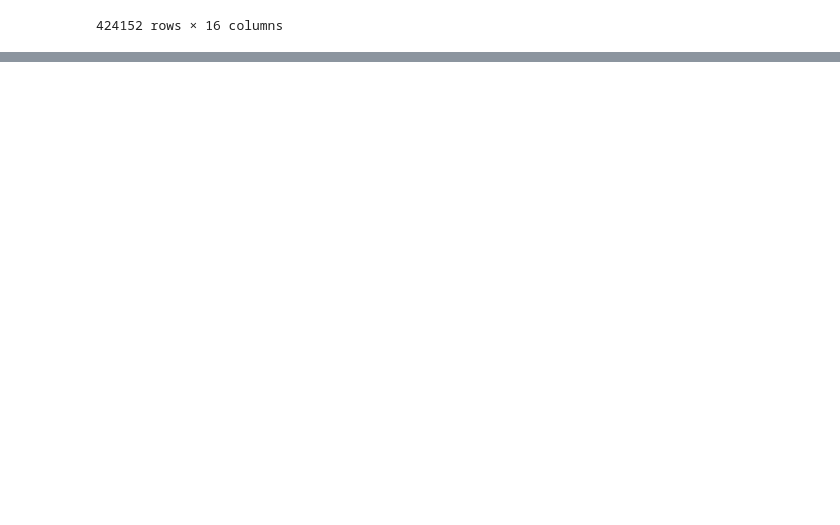
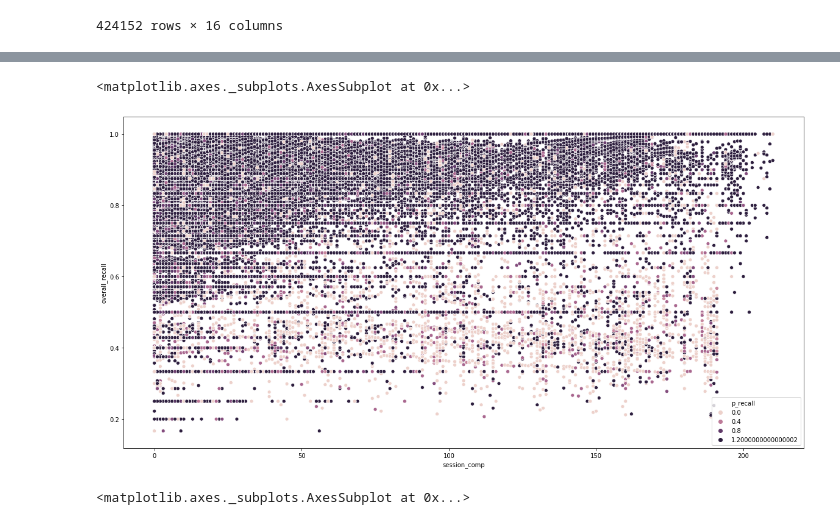
Before and after one commit to k-christensen/duo_proj, a Jupyter notebook: preprocessing.ipynb, the cells around one changed output, grey strips where cells are left out. Cells and saved outputs as stored; diff of their text form; code cells hidden in the pictures; blank space fills up the shorter version.

```diff
--- a/preprocessing.ipynb
+++ b/preprocessing.ipynb
@@ -505,3 +506,14 @@ it_learn_eng.sort_values(['user_id', 'timestamp'])
 | 1884305 | 1.000000 | 1362237485 | 2583098 | u:lo6 | en | it | b060304086223feeab02b99b2501276b | that/that<prn><tn><mf><sg> | ... |
 | 1884306 | 1.000000 | 1362237485 | 2583098 | u:lo6 | en | it | 025ab8349ba0caa729c4f12cb47fc3be | like/like<pr> | ... |
 424152 rows × 16 columns
+# %%
+session_user_dict = dict(zip(it_learn_eng.session_id, it_learn_eng.user_id))
+final_dict = {}
+for k,v in session_user_dict.items():
+    if v not in final_dict:
+        final_dict.update({v:[k]})
+    else:
+        final_dict[v].append(k)
+
+each_user_sessions = final_dict
+each_user_sessions
@@ -507,0 +538,6 @@ it_learn_eng.sort_values(['user_id', 'timestamp'])
+# %%
+v_list_each_user_sessions = list(each_user_sessions.values())
+num_of_sessions_list_of_dicts = [dict(enumerate(val)) for val in v_list_each_user_sessions]
+num_session = {}
+for item in num_of_sessions_list_of_dicts:
+    num_session.update({y:x for x,y in item.items()})
@@ -507,0 +564,2 @@ it_learn_eng.sort_values(['user_id', 'timestamp'])
+# %%
+it_learn_eng['session_comp'] = it_learn_eng['session_id'].map(num_session)
@@ -507,0 +586,11 @@ it_learn_eng.sort_values(['user_id', 'timestamp'])
+# %%
+f,ax = plt.subplots(figsize = (20,10))
+sns.scatterplot(x= it_learn_eng.session_comp, y = it_learn_eng.overall_recall, hue = it_learn_eng.p_recall)
+# %% [output]
+<matplotlib.axes._subplots.AxesSubplot at 0x...>
+[figure, added]
+# %%
+f,ax = plt.subplots(figsize = (20,10))
+sns.scatterplot(x= 'session_comp', y = 'overall_recall', hue = 'p_recall', size = 'delta', sizes=(40, 400), alpha=.5, data = it_learn_eng)
+# %% [output]
+<matplotlib.axes._subplots.AxesSubplot at 0x...>
```
Also changed, not shown: parts of 4 cells of this notebook.
